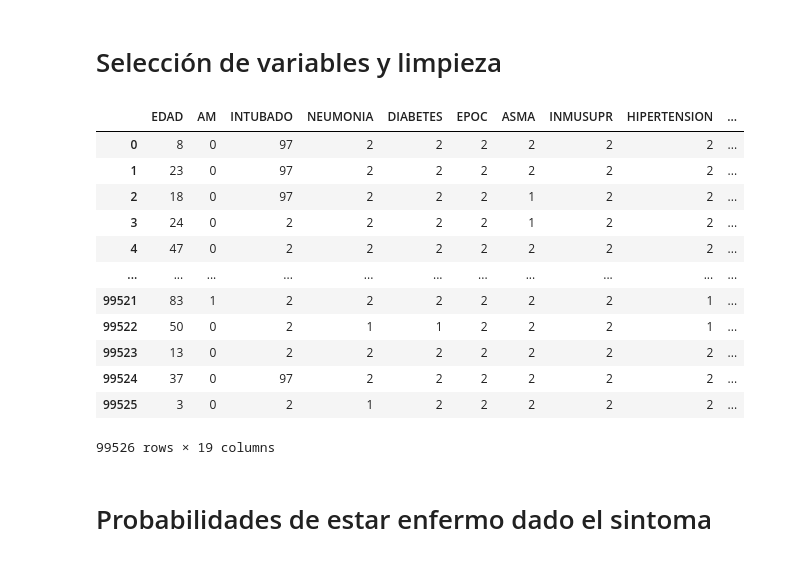
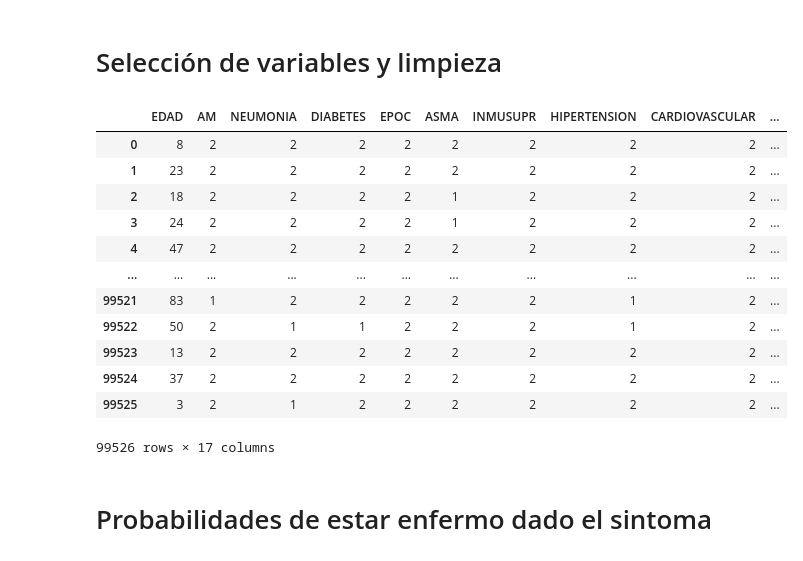
Before and after one commit to Polito9/Redes-Bayesianas, a Jupyter notebook: Daniel.ipynb, the cells around one changed output. Saved outputs shown, nothing was run; the diff lists cells and outputs as text; code cells hidden in the pictures.

```diff
--- a/Daniel.ipynb
+++ b/Daniel.ipynb
@@ -111,7 +107,6 @@ Y la más Importante
 # Seleccionando las columnas de interes
 data = data[[
     "EDAD",
-    "INTUBADO",
     "NEUMONIA",
     "DIABETES",
     "EPOC",
@@ -122,51 +117,58 @@ data = data[[
     "OBESIDAD",
     "RENAL_CRONICA",
     "TABAQUISMO",
     "OTRO_CASO",
-    "UCI",
     "FECHA_DEF",
     "CLASIFICACION_FINAL_COVID",
     "CLASIFICACION_FINAL_FLU"
-]]
-
+]].copy()
 # Lista de valores que representan datos faltantes
 missing_codes = [97, 99, 997, 999, 9999, '97', '99', '997', '999', '9999', '9999-99-99']
 
 # Reemplazar por 0 en todo el DataFrame
-data.replace(missing_codes, 0)
+data = data.replace(missing_codes, 0)
 
 # Crear una columana adulto mayor para centrarse solo en esa la probabilidad
 adulto_mayor = data["EDAD"].apply(
-    lambda x: 1 if pd.notna(x) and x >= 65 else 0)
+    lambda x: 1 if pd.notna(x) and x >= 60 else 2) #se toma 60 que es la edad para ser adulto mayor en México
 data.insert(1, 'AM', adulto_mayor)
+
+# Esta funcion es para en lugar de tener fecha de muerte, tener si se murio o no
+def convertir_no_cero_a_uno(valor):
+    """Convierte valores no cero a 1, mantiene ceros como 0."""
+    return 1 if valor != 0 else 2
+
+muertos = data["FECHA_DEF"]
+data["FECHA_DEF"] = muertos.apply(convertir_no_cero_a_uno)
 
 def crear_columna_enfermo(df):
     df = df.copy()
 
     df['ENFERMO'] = (
         (df['CLASIFICACION_FINAL_COVID'].isin([6, 7])) |  # COVID positivo
         (df['CLASIFICACION_FINAL_FLU'] == 3)              # Influenza positivo
     )
     # Igual usamos 1 para casos positivos y 2 para negativos
     df['ENFERMO'] = df['ENFERMO'].map({True: 1, False: 2})
 
     return df
 data = crear_columna_enfermo(data)
+
 data
 # %% [output]
-|  | EDAD | AM | INTUBADO | NEUMONIA | DIABETES | EPOC | ASMA | INMUSUPR | HIPERTENSION | ... |
-| 0 | 8 | 0 | 97 | 2 | 2 | 2 | 2 | 2 | 2 | ... |
-| 1 | 23 | 0 | 97 | 2 | 2 | 2 | 2 | 2 | 2 | ... |
-| 2 | 18 | 0 | 97 | 2 | 2 | 2 | 1 | 2 | 2 | ... |
-| 3 | 24 | 0 | 2 | 2 | 2 | 2 | 1 | 2 | 2 | ... |
-| 4 | 47 | 0 | 2 | 2 | 2 | 2 | 2 | 2 | 2 | ... |
+|  | EDAD | AM | NEUMONIA | DIABETES | EPOC | ASMA | INMUSUPR | HIPERTENSION | CARDIOVASCULAR | ... |
+| 0 | 8 | 2 | 2 | 2 | 2 | 2 | 2 | 2 | 2 | ... |
+| 1 | 23 | 2 | 2 | 2 | 2 | 2 | 2 | 2 | 2 | ... |
+| 2 | 18 | 2 | 2 | 2 | 2 | 1 | 2 | 2 | 2 | ... |
+| 3 | 24 | 2 | 2 | 2 | 2 | 1 | 2 | 2 | 2 | ... |
+| 4 | 47 | 2 | 2 | 2 | 2 | 2 | 2 | 2 | 2 | ... |
 | ... | ... | ... | ... | ... | ... | ... | ... | ... | ... | ... |
-| 99521 | 83 | 1 | 2 | 2 | 2 | 2 | 2 | 2 | 1 | ... |
-| 99522 | 50 | 0 | 2 | 1 | 1 | 2 | 2 | 2 | 1 | ... |
-| 99523 | 13 | 0 | 2 | 2 | 2 | 2 | 2 | 2 | 2 | ... |
-| 99524 | 37 | 0 | 97 | 2 | 2 | 2 | 2 | 2 | 2 | ... |
-| 99525 | 3 | 0 | 2 | 1 | 2 | 2 | 2 | 2 | 2 | ... |
+| 99521 | 83 | 1 | 2 | 2 | 2 | 2 | 2 | 1 | 2 | ... |
+| 99522 | 50 | 2 | 1 | 1 | 2 | 2 | 2 | 1 | 2 | ... |
+| 99523 | 13 | 2 | 2 | 2 | 2 | 2 | 2 | 2 | 2 | ... |
+| 99524 | 37 | 2 | 2 | 2 | 2 | 2 | 2 | 2 | 2 | ... |
+| 99525 | 3 | 2 | 1 | 2 | 2 | 2 | 2 | 2 | 2 | ... |
-99526 rows × 19 columns
+99526 rows × 17 columns
 # %% [markdown]
 # Probabilidades de estar enfermo dado el sintoma
 # %%
```
Also changed, not shown: parts of 24 cells of this notebook.
